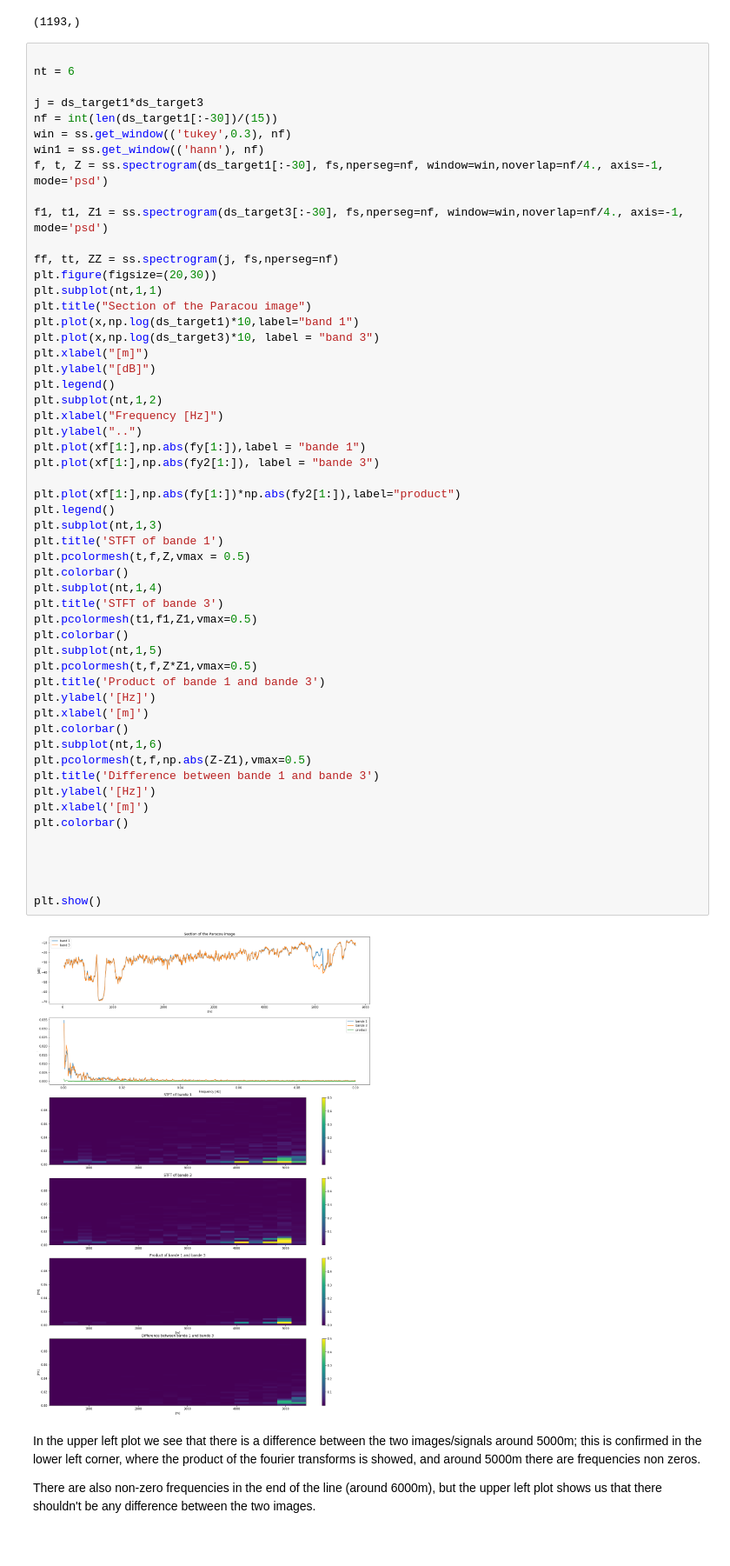
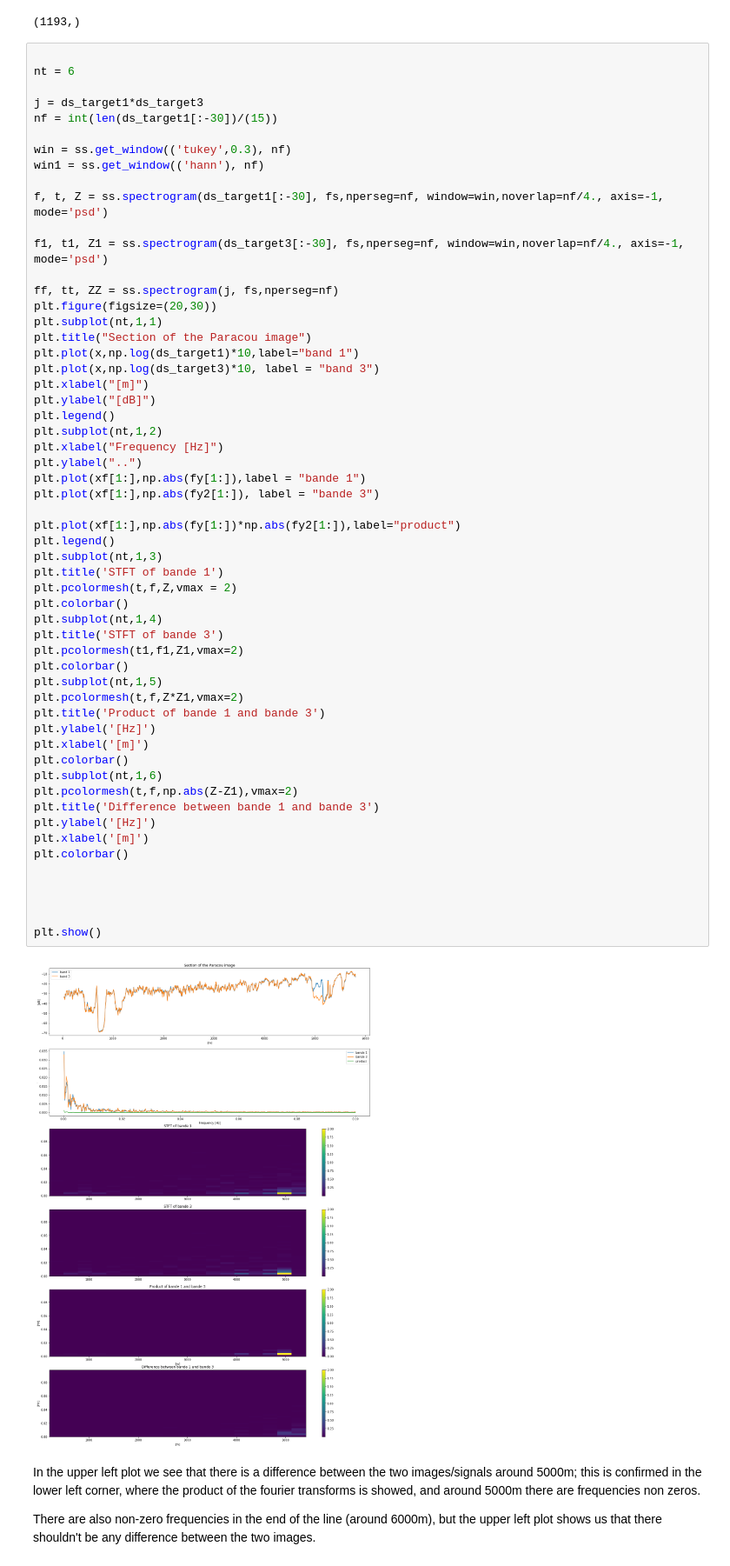
Before and after one commit to eobroets/CESBIO, a Jupyter notebook: Spectrogram.ipynb, the cells around one changed output. Shown: that part at 87% size. Drawn from its saved outputs; the diff is of its cells as text.

```diff
--- a/Spectrogram.ipynb
+++ b/Spectrogram.ipynb
@@ -144,8 +144,10 @@ nt = 6
 
 j = ds_target1*ds_target3
 nf = int(len(ds_target1[:-30])/(15))
+
 win = ss.get_window(('tukey',0.3), nf)
 win1 = ss.get_window(('hann'), nf)
+
 f, t, Z = ss.spectrogram(ds_target1[:-30], fs,nperseg=nf, window=win,noverlap=nf/4., axis=-1, mode='psd')
 
 f1, t1, Z1 = ss.spectrogram(ds_target3[:-30], fs,nperseg=nf, window=win,noverlap=nf/4., axis=-1, mode='psd')
@@ -162,38 +164,38 @@ plt.legend()
 plt.subplot(nt,1,2)
 plt.xlabel("Frequency [Hz]")
 plt.ylabel("..")
 plt.plot(xf[1:],np.abs(fy[1:]),label = "bande 1")
 plt.plot(xf[1:],np.abs(fy2[1:]), label = "bande 3")
 
 plt.plot(xf[1:],np.abs(fy[1:])*np.abs(fy2[1:]),label="product")
 plt.legend()
 plt.subplot(nt,1,3)
 plt.title('STFT of bande 1')
-plt.pcolormesh(t,f,Z,vmax = 0.5)
+plt.pcolormesh(t,f,Z,vmax = 2)
 plt.colorbar()
 plt.subplot(nt,1,4)
 plt.title('STFT of bande 3')
-plt.pcolormesh(t1,f1,Z1,vmax=0.5)
+plt.pcolormesh(t1,f1,Z1,vmax=2)
 plt.colorbar()
 plt.subplot(nt,1,5)
-plt.pcolormesh(t,f,Z*Z1,vmax=0.5)
+plt.pcolormesh(t,f,Z*Z1,vmax=2)
 plt.title('Product of bande 1 and bande 3')
 plt.ylabel('[Hz]')
 plt.xlabel('[m]')
 plt.colorbar()
 plt.subplot(nt,1,6)
-plt.pcolormesh(t,f,np.abs(Z-Z1),vmax=0.5)
+plt.pcolormesh(t,f,np.abs(Z-Z1),vmax=2)
 plt.title('Difference between bande 1 and bande 3')
 plt.ylabel('[Hz]')
 plt.xlabel('[m]')
 plt.colorbar()
 
 
 
 
 plt.show()
 # %% [output]
-[figure, old version]
+[figure, new version]
 # %% [markdown]
 In the upper left plot we see that there is a difference between the two images/signals around 5000m; this is confirmed in the lower left corner, where the product of the fourier transforms is showed, and around 5000m there are frequencies non zeros.
 
```
Also changed, not shown: parts of 1 cell of this notebook.
